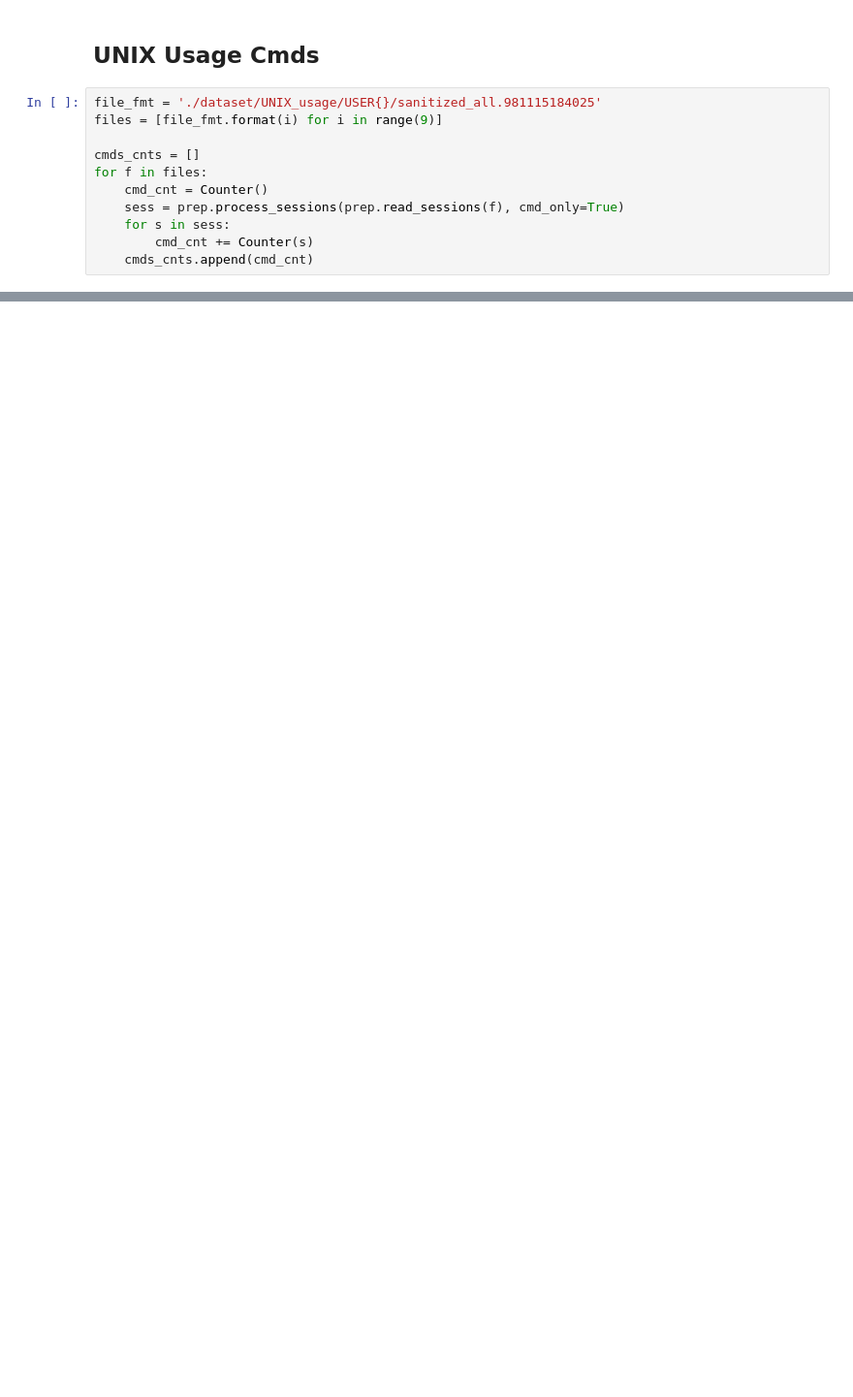
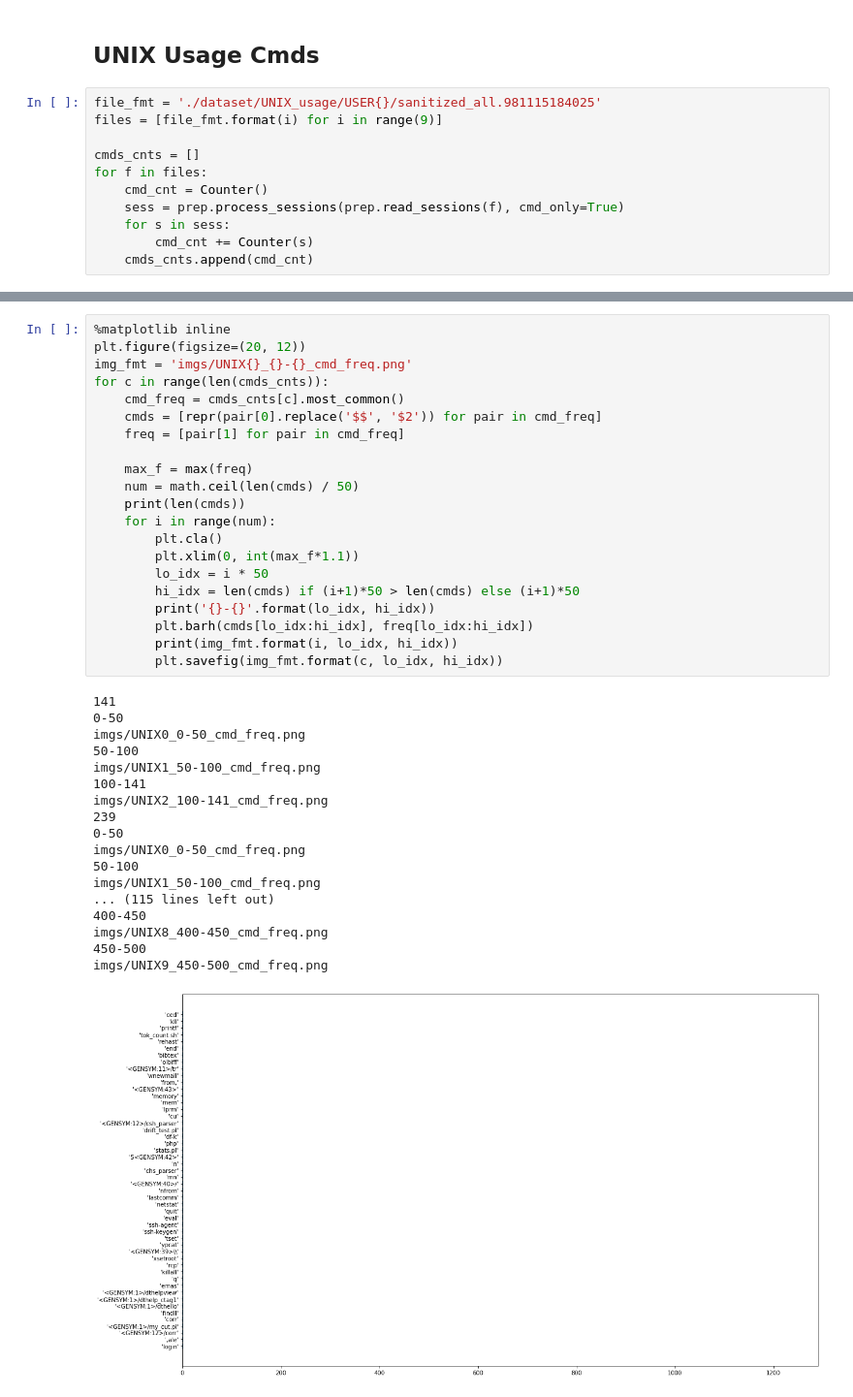
Before and after one commit to wz139704646/AssociationRuleMining, a Jupyter notebook: statistics.ipynb, the cells around one changed output, grey strips where cells are left out. Shown: that part at 97% size. Saved outputs shown, nothing was run; the diff lists cells and outputs as text; blank space fills up the shorter version.

```diff
--- a/statistics.ipynb
+++ b/statistics.ipynb
@@ -74,3 +74,43 @@ for i in range(len(cmds_cnts)):
 [('z', 737)]
 500
 [('z', 1173)]
+# %%
+%matplotlib inline
+plt.figure(figsize=(20, 12))
+img_fmt = 'imgs/UNIX{}_{}-{}_cmd_freq.png'
+for c in range(len(cmds_cnts)):
+    cmd_freq = cmds_cnts[c].most_common()
+    cmds = [repr(pair[0].replace('$$', '$2')) for pair in cmd_freq]
+    freq = [pair[1] for pair in cmd_freq]
+
+    max_f = max(freq)
+    num = math.ceil(len(cmds) / 50)
+    print(len(cmds))
+    for i in range(num):
+        plt.cla()
+        plt.xlim(0, int(max_f*1.1))
+        lo_idx = i * 50
+        hi_idx = len(cmds) if (i+1)*50 > len(cmds) else (i+1)*50
+        print('{}-{}'.format(lo_idx, hi_idx))
+        plt.barh(cmds[lo_idx:hi_idx], freq[lo_idx:hi_idx])
+        print(img_fmt.format(i, lo_idx, hi_idx))
+        plt.savefig(img_fmt.format(c, lo_idx, hi_idx))
+# %% [output]
+141
+0-50
+imgs/UNIX0_0-50_cmd_freq.png
+50-100
+imgs/UNIX1_50-100_cmd_freq.png
+100-141
+imgs/UNIX2_100-141_cmd_freq.png
+239
+0-50
+imgs/UNIX0_0-50_cmd_freq.png
+50-100
+imgs/UNIX1_50-100_cmd_freq.png
+... (115 lines left out)
+400-450
+imgs/UNIX8_400-450_cmd_freq.png
+450-500
+imgs/UNIX9_450-500_cmd_freq.png
+[figure, added]
```
Also changed, not shown: parts of 2 cells of this notebook, 3 other files.
